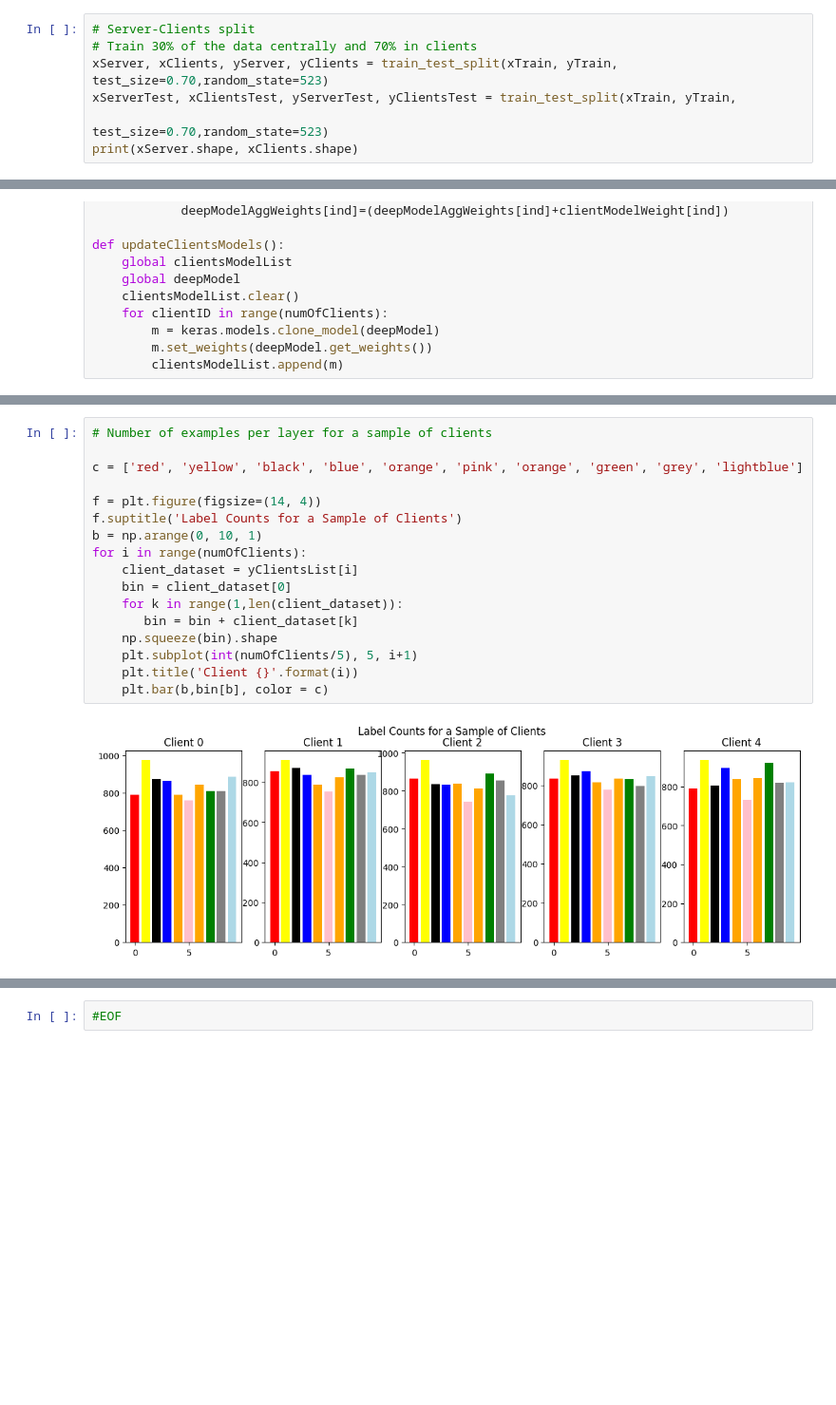
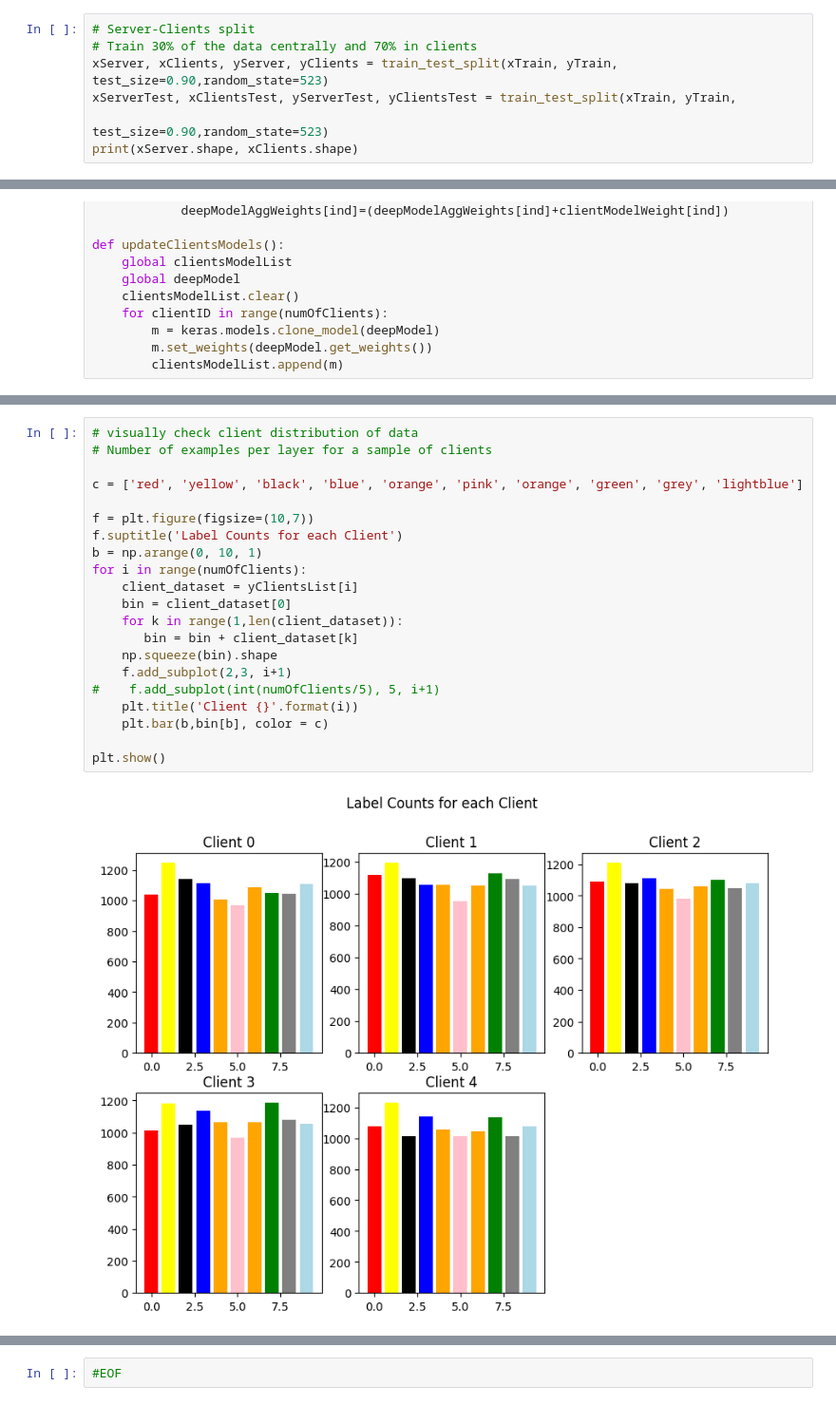
Before and after one commit to castorgit/Federated_Learning, a Jupyter notebook: 00_Federated_learning_MNIST.ipynb, the cells around one changed output, grey strips where cells are left out. Shown: that part at 95% size. Cells and saved outputs as stored; diff of their text form; blank space fills up the shorter version.

```diff
--- a/00_Federated_learning_MNIST.ipynb
+++ b/00_Federated_learning_MNIST.ipynb
@@ -61,8 +72,8 @@ accList, precList, recallList, f1List = [], [], [], []
 # %%
 # Server-Clients split
 # Train 30% of the data centrally and 70% in clients
-xServer, xClients, yServer, yClients = train_test_split(xTrain, yTrain, test_size=0.70,random_state=523)
+xServer, xClients, yServer, yClients = train_test_split(xTrain, yTrain, test_size=0.90,random_state=523)
 xServerTest, xClientsTest, yServerTest, yClientsTest = train_test_split(xTrain, yTrain,
-                                                                        test_size=0.70,random_state=523)
+                                                                        test_size=0.90,random_state=523)
 print(xServer.shape, xClients.shape)
 # %% [output]
@@ -268,22 +297,26 @@ yClientsList[1].shape
 # %%
+# visually check client distribution of data
 # Number of examples per layer for a sample of clients
 
 c = ['red', 'yellow', 'black', 'blue', 'orange', 'pink', 'orange', 'green', 'grey', 'lightblue']
 
-f = plt.figure(figsize=(14, 4))
-f.suptitle('Label Counts for a Sample of Clients')
+f = plt.figure(figsize=(10,7))
+f.suptitle('Label Counts for each Client')
 b = np.arange(0, 10, 1)
 for i in range(numOfClients):
     client_dataset = yClientsList[i]
     bin = client_dataset[0]
     for k in range(1,len(client_dataset)):
        bin = bin + client_dataset[k]
     np.squeeze(bin).shape
-    plt.subplot(int(numOfClients/5), 5, i+1)
+    f.add_subplot(2,3, i+1)
+#    f.add_subplot(int(numOfClients/5), 5, i+1)
     plt.title('Client {}'.format(i))
     plt.bar(b,bin[b], color = c)
+
+plt.show()
 # %% [output]
-[figure, old version]
+[figure, new version]
 # %%
 # ------- 3. Update clients' model with intial server's deep-model ----------
 
```
Also changed, not shown: parts of 14 cells of this notebook.
